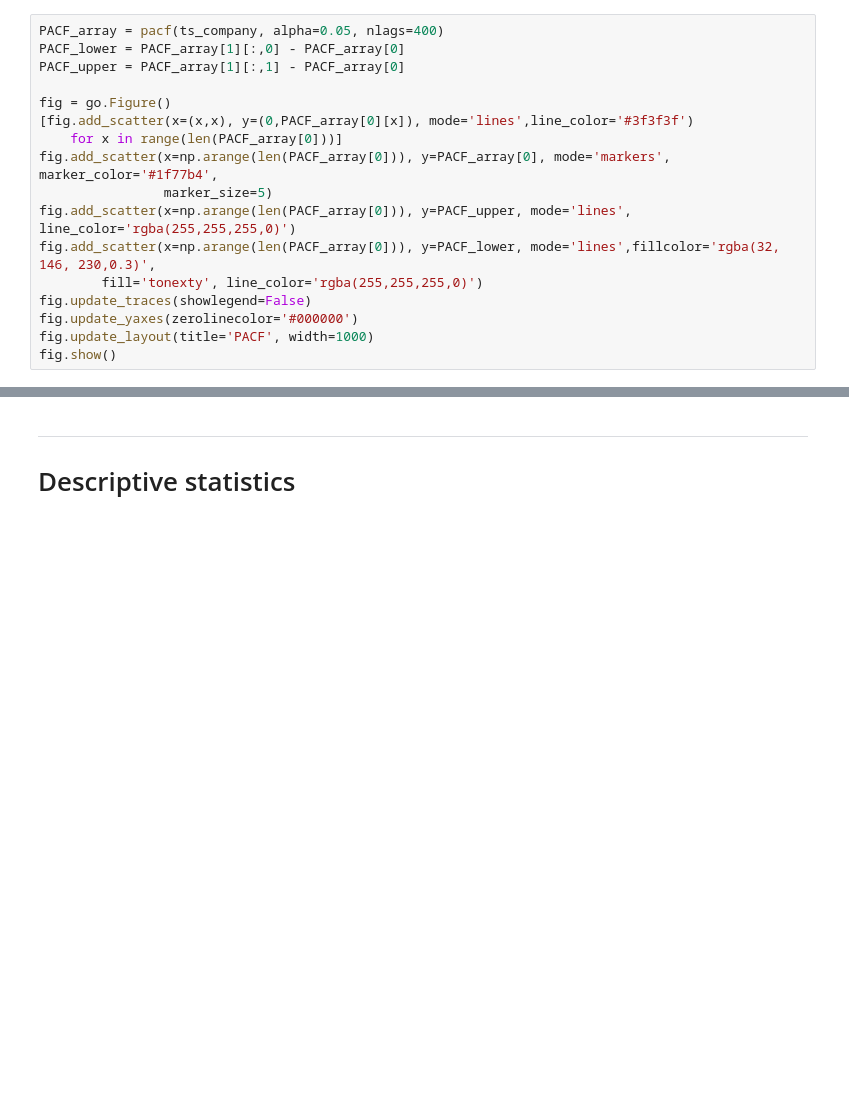
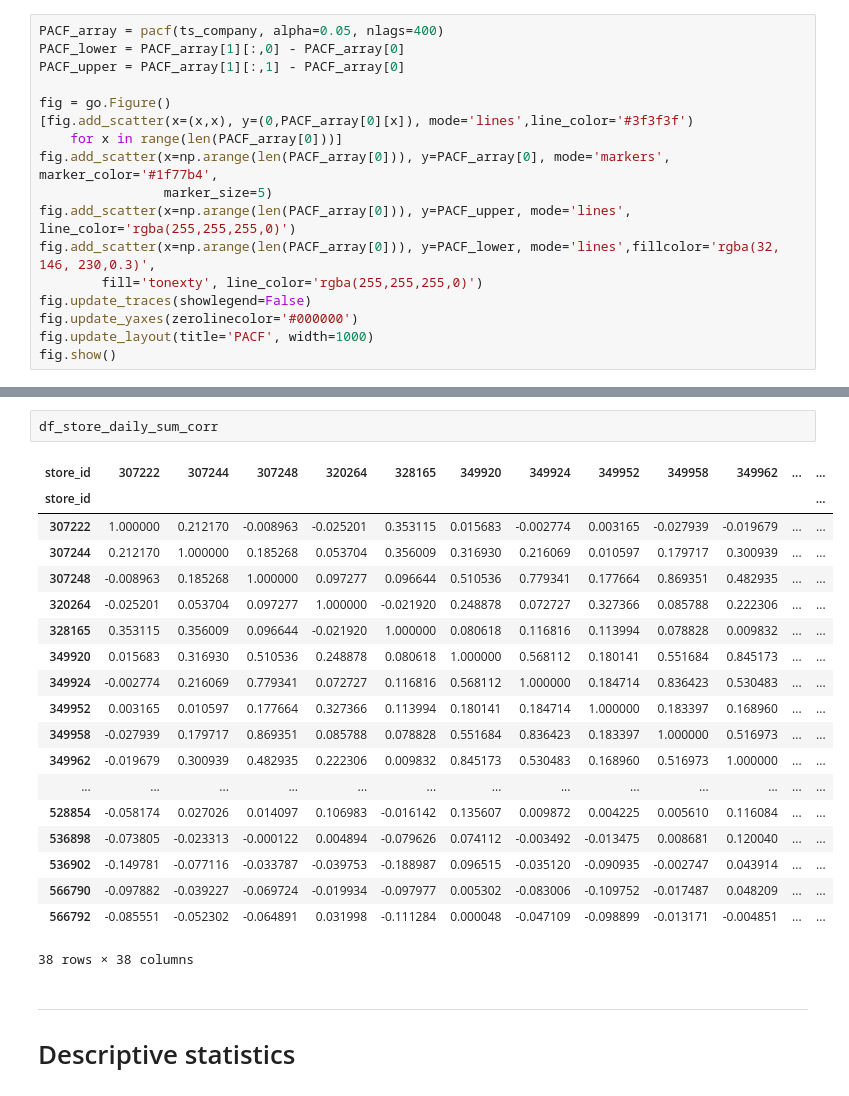
Before and after one commit to phucnh22/Sales_forecast, a Jupyter notebook: Giang_EDA.ipynb, the cells around one changed output, grey strips where cells are left out. Drawn from its saved outputs; the diff is of its cells as text; blank space fills up the shorter version.

```diff
--- a/Giang_EDA.ipynb
+++ b/Giang_EDA.ipynb
@@ -178,3 +209,25 @@ fig.show()
+# %%
+df_store_daily_sum_corr
+# %% [output]
+| store_id | 307222 | 307244 | 307248 | 320264 | 328165 | 349920 | 349924 | 349952 | 349958 | 349962 | ... | ... |
+| store_id |  |  |  |  |  |  |  |  |  |  |  | ... |
+| 307222 | 1.000000 | 0.212170 | -0.008963 | -0.025201 | 0.353115 | 0.015683 | -0.002774 | 0.003165 | -0.027939 | -0.019679 | ... | ... |
+| 307244 | 0.212170 | 1.000000 | 0.185268 | 0.053704 | 0.356009 | 0.316930 | 0.216069 | 0.010597 | 0.179717 | 0.300939 | ... | ... |
+| 307248 | -0.008963 | 0.185268 | 1.000000 | 0.097277 | 0.096644 | 0.510536 | 0.779341 | 0.177664 | 0.869351 | 0.482935 | ... | ... |
+| 320264 | -0.025201 | 0.053704 | 0.097277 | 1.000000 | -0.021920 | 0.248878 | 0.072727 | 0.327366 | 0.085788 | 0.222306 | ... | ... |
+| 328165 | 0.353115 | 0.356009 | 0.096644 | -0.021920 | 1.000000 | 0.080618 | 0.116816 | 0.113994 | 0.078828 | 0.009832 | ... | ... |
+| 349920 | 0.015683 | 0.316930 | 0.510536 | 0.248878 | 0.080618 | 1.000000 | 0.568112 | 0.180141 | 0.551684 | 0.845173 | ... | ... |
+| 349924 | -0.002774 | 0.216069 | 0.779341 | 0.072727 | 0.116816 | 0.568112 | 1.000000 | 0.184714 | 0.836423 | 0.530483 | ... | ... |
+| 349952 | 0.003165 | 0.010597 | 0.177664 | 0.327366 | 0.113994 | 0.180141 | 0.184714 | 1.000000 | 0.183397 | 0.168960 | ... | ... |
+| 349958 | -0.027939 | 0.179717 | 0.869351 | 0.085788 | 0.078828 | 0.551684 | 0.836423 | 0.183397 | 1.000000 | 0.516973 | ... | ... |
+| 349962 | -0.019679 | 0.300939 | 0.482935 | 0.222306 | 0.009832 | 0.845173 | 0.530483 | 0.168960 | 0.516973 | 1.000000 | ... | ... |
+| ... | ... | ... | ... | ... | ... | ... | ... | ... | ... | ... | ... | ... |
+| 528854 | -0.058174 | 0.027026 | 0.014097 | 0.106983 | -0.016142 | 0.135607 | 0.009872 | 0.004225 | 0.005610 | 0.116084 | ... | ... |
+| 536898 | -0.073805 | -0.023313 | -0.000122 | 0.004894 | -0.079626 | 0.074112 | -0.003492 | -0.013475 | 0.008681 | 0.120040 | ... | ... |
+| 536902 | -0.149781 | -0.077116 | -0.033787 | -0.039753 | -0.188987 | 0.096515 | -0.035120 | -0.090935 | -0.002747 | 0.043914 | ... | ... |
+| 566790 | -0.097882 | -0.039227 | -0.069724 | -0.019934 | -0.097977 | 0.005302 | -0.083006 | -0.109752 | -0.017487 | 0.048209 | ... | ... |
+| 566792 | -0.085551 | -0.052302 | -0.064891 | 0.031998 | -0.111284 | 0.000048 | -0.047109 | -0.098899 | -0.013171 | -0.004851 | ... | ... |
+38 rows × 38 columns
 # %% [markdown]
 ---
 # Descriptive statistics
```
Also changed, not shown: parts of 3 cells of this notebook, 6 other files.
